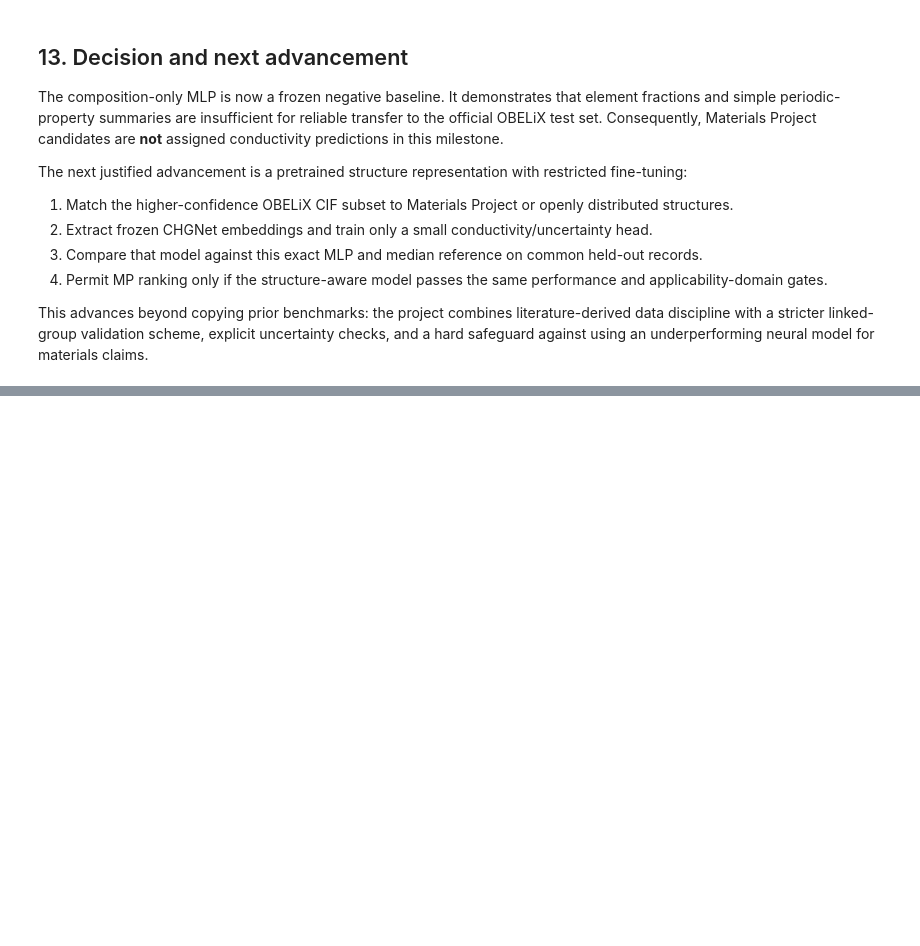
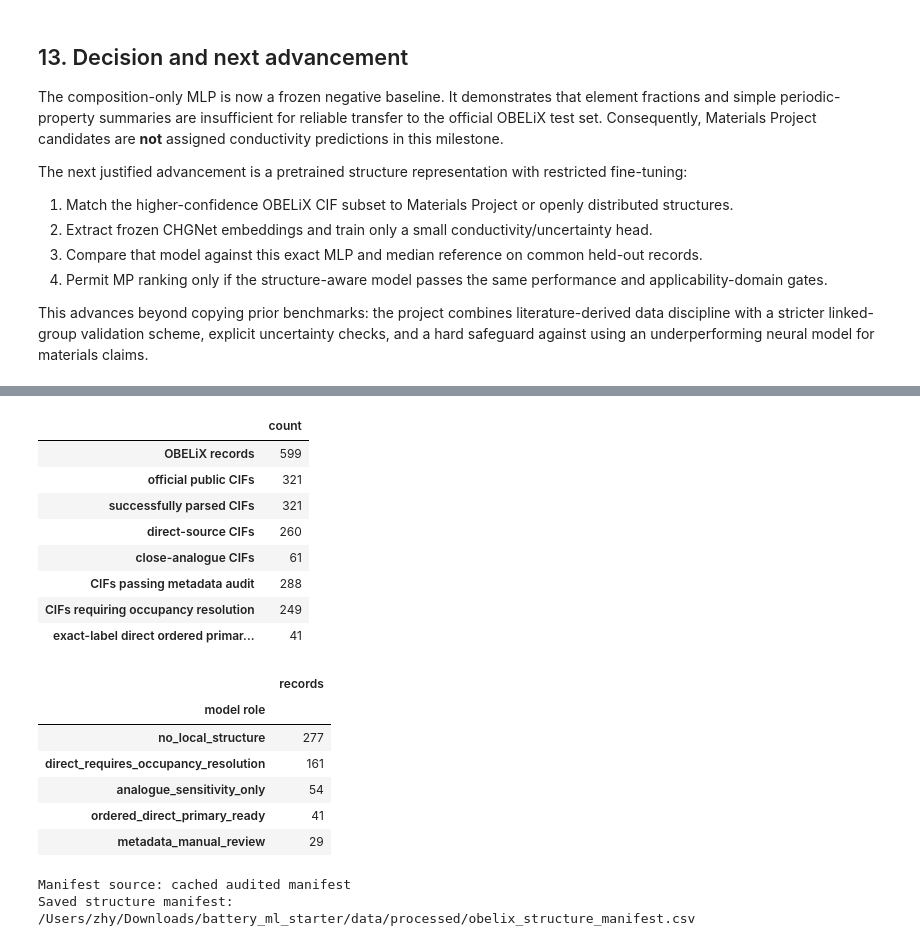
Before and after one commit to ZJYang-96485/Physics-Informed-Neural-Network-and-Multiscale-Simulations-for-Lithium-Ion-Conductors, a Jupyter notebook: battery_materials_project.ipynb, the cells around one changed output, grey strips where cells are left out. Drawn from its saved outputs; the diff is of its cells as text; code cells hidden in the pictures; blank space fills up the shorter version.

```diff
--- a/battery_materials_project.ipynb
+++ b/battery_materials_project.ipynb
@@ -1507,0 +1775,62 @@ This advances beyond copying prior benchmarks: the project combines literature-d
+# %%
+if STRUCTURE_MANIFEST_PATH.exists() and not REBUILD_STRUCTURE_MANIFEST:
+    structure_manifest = pd.read_csv(STRUCTURE_MANIFEST_PATH)
+    structure_manifest_source = "cached audited manifest"
+else:
+    structure_manifest = build_obelix_structure_manifest(obelix)
+    structure_manifest.to_csv(STRUCTURE_MANIFEST_PATH, index=False)
+    structure_manifest_source = "rebuilt from pinned official CIF archive"
+
+assert len(structure_manifest) == 599
+assert structure_manifest["record_id"].is_unique
+assert structure_manifest["cif_file_present"].sum() == 321
+assert structure_manifest["structure_parse_status"].eq("parsed").sum() == 321
+assert not any(
+    column in structure_manifest.columns
+    for column in [MODEL_TARGET, "conductivity_value", "predicted_log10_sigma_S_cm"]
+)
+
+official_cifs = structure_manifest.loc[structure_manifest["cif_file_present"]].copy()
+exact_structure_manifest = structure_manifest.loc[
+    structure_manifest["has_exact_conductivity_label"]
+].copy()
+
+structure_audit_summary = pd.Series({
+    "OBELiX records": len(structure_manifest),
+    "official public CIFs": int(structure_manifest["cif_file_present"].sum()),
+    "successfully parsed CIFs": int(official_cifs["structure_parse_status"].eq("parsed").sum()),
+    "direct-source CIFs": int(official_cifs["structure_relation"].eq("direct_source_cif").sum()),
+    "close-analogue CIFs": int(official_cifs["structure_relation"].eq("close_analogue_cif").sum()),
+    "CIFs passing metadata audit": int(official_cifs["metadata_validation_pass"].sum()),
+    "CIFs requiring occupancy resolution": int(official_cifs["requires_occupancy_resolution"].sum()),
+    "exact-label direct ordered primary cohort": int(structure_manifest["primary_structure_cohort_now"].sum()),
+}, name="count")
+
+display(structure_audit_summary.to_frame())
+display(
+    exact_structure_manifest["structure_model_role"]
+    .value_counts()
+    .rename_axis("model role")
+    .to_frame("records")
+)
+print("Manifest source:", structure_manifest_source)
+print("Saved structure manifest:", STRUCTURE_MANIFEST_PATH)
+# %% [output]
+|  | count |
+| OBELiX records | 599 |
+| official public CIFs | 321 |
+| successfully parsed CIFs | 321 |
+| direct-source CIFs | 260 |
+| close-analogue CIFs | 61 |
+| CIFs passing metadata audit | 288 |
+| CIFs requiring occupancy resolution | 249 |
+| exact-label direct ordered primar... | 41 |
+|  | records |
+| model role |  |
+| no_local_structure | 277 |
+| direct_requires_occupancy_resolution | 161 |
+| analogue_sensitivity_only | 54 |
+| ordered_direct_primary_ready | 41 |
+| metadata_manual_review | 29 |
+Manifest source: cached audited manifest
+Saved structure manifest: /Users/zhy/Downloads/battery_ml_starter/data/processed/obelix_structure_manifest.csv
```
Also changed, not shown: parts of 4 cells of this notebook, 3 other files.
